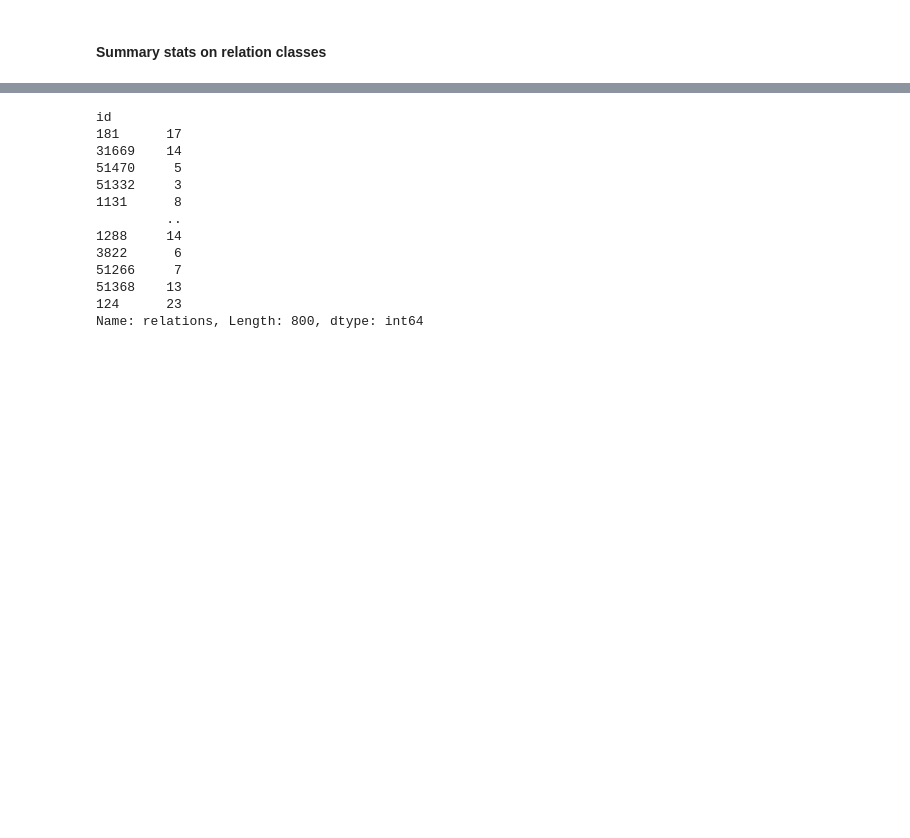
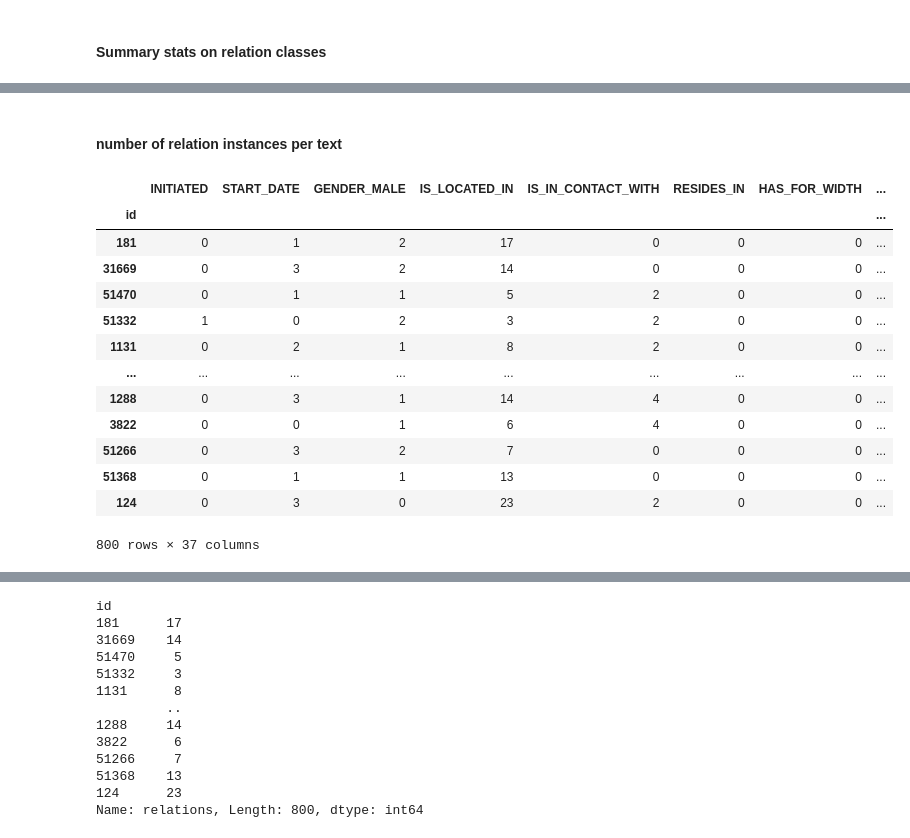
Before and after one commit to lengocluyen/relation_extraction_textmine25, a Jupyter notebook: defi_textmine_2025/eda.ipynb, the cells around one changed output, grey strips where cells are left out. Drawn from its saved outputs; the diff is of its cells as text; code cells hidden in the pictures; blank space fills up the shorter version.

```diff
--- a/defi_textmine_2025/eda.ipynb
+++ b/defi_textmine_2025/eda.ipynb
@@ -264,2 +264,22 @@ n_texts_per_relation_type.plot.barh(xlabel="Number of texts containing the relat
+# %% [markdown]
+#### number of relation instances per text
+# %%
+nb_rel_occur_per_text_df = pd.DataFrame({cat: labeled_raw_df.relations.str.count(cat) for cat in relation_classes})
+nb_rel_occur_per_text_df
+# %% [output]
+|  | INITIATED | START_DATE | GENDER_MALE | IS_LOCATED_IN | IS_IN_CONTACT_WITH | RESIDES_IN | HAS_FOR_WIDTH | ... |
+| id |  |  |  |  |  |  |  | ... |
+| 181 | 0 | 1 | 2 | 17 | 0 | 0 | 0 | ... |
+| 31669 | 0 | 3 | 2 | 14 | 0 | 0 | 0 | ... |
+| 51470 | 0 | 1 | 1 | 5 | 2 | 0 | 0 | ... |
+| 51332 | 1 | 0 | 2 | 3 | 2 | 0 | 0 | ... |
+| 1131 | 0 | 2 | 1 | 8 | 2 | 0 | 0 | ... |
+| ... | ... | ... | ... | ... | ... | ... | ... | ... |
+| 1288 | 0 | 3 | 1 | 14 | 4 | 0 | 0 | ... |
+| 3822 | 0 | 0 | 1 | 6 | 4 | 0 | 0 | ... |
+| 51266 | 0 | 3 | 2 | 7 | 0 | 0 | 0 | ... |
+| 51368 | 0 | 1 | 1 | 13 | 0 | 0 | 0 | ... |
+| 124 | 0 | 3 | 0 | 23 | 2 | 0 | 0 | ... |
+800 rows × 37 columns
 # %%
 # distribution of the occurences of each category among texts
```
Also changed, not shown: parts of 32 cells of this notebook, 1 other file.
